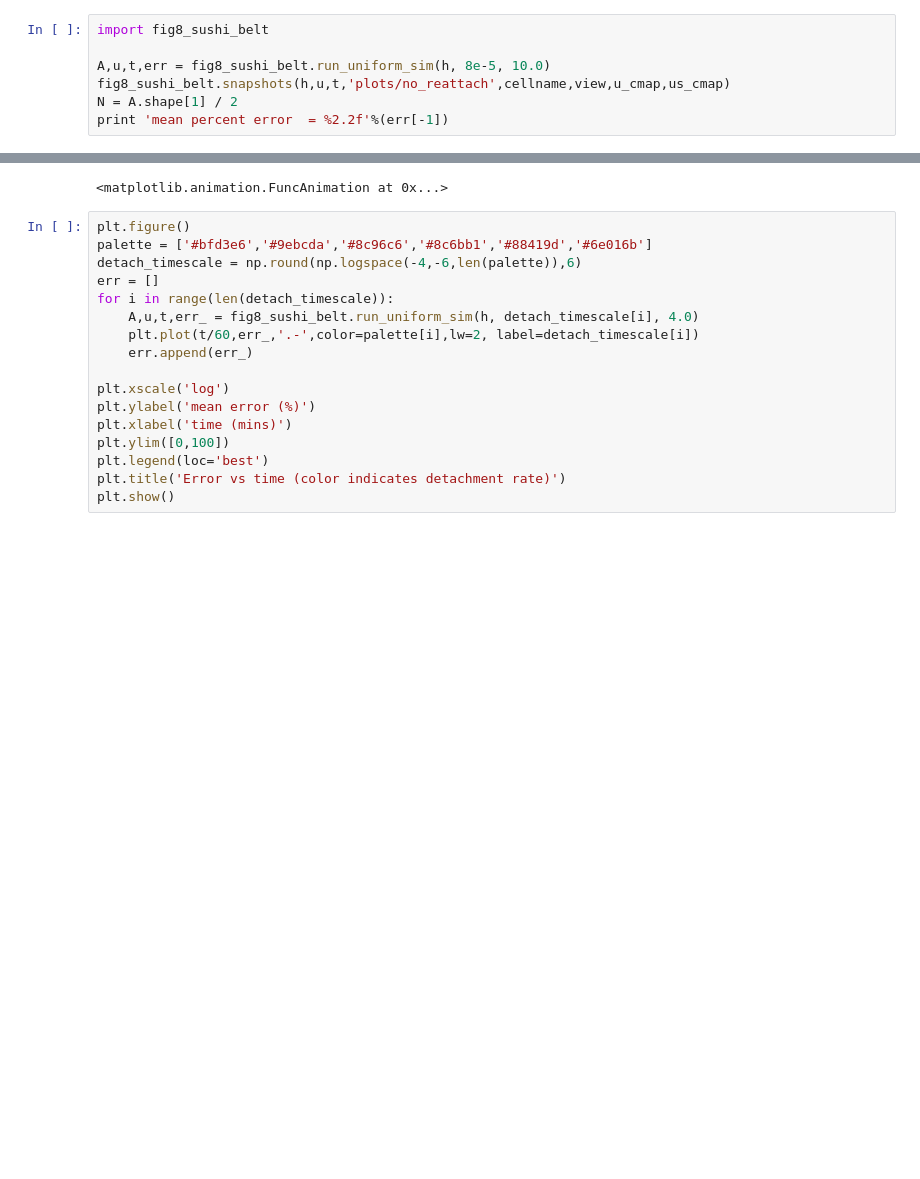
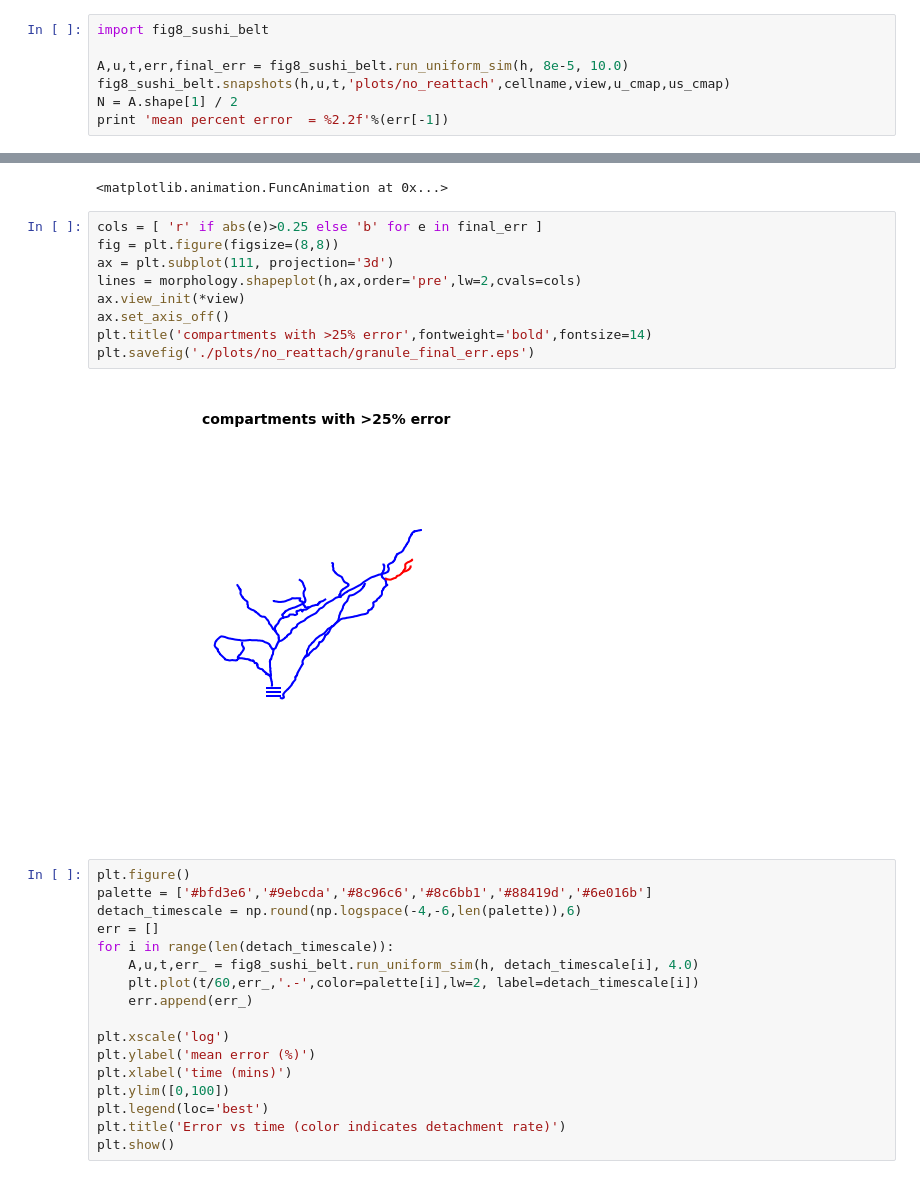
Before and after one commit to ahwillia/Williams-etal-Synaptic-Transport, a Jupyter notebook: code/08_morphologies/Granule_Cell.ipynb, the cells around one changed output, grey strips where cells are left out. Drawn from its saved outputs; the diff is of its cells as text; blank space fills up the shorter version.

Commit message:
error morph

```diff
--- a/code/08_morphologies/Granule_Cell.ipynb
+++ b/code/08_morphologies/Granule_Cell.ipynb
@@ -38,7 +38,7 @@ plt.show()
 # %%
 import fig8_sushi_belt
 
-A,u,t,err = fig8_sushi_belt.run_uniform_sim(h, 8e-5, 10.0)
+A,u,t,err,final_err = fig8_sushi_belt.run_uniform_sim(h, 8e-5, 10.0)
 fig8_sushi_belt.snapshots(h,u,t,'plots/no_reattach',cellname,view,u_cmap,us_cmap)
 N = A.shape[1] / 2
 print 'mean percent error  = %2.2f'%(err[-1])
@@ -95,6 +95,17 @@ anim = animation.FuncAnimation(fig, anim_func, frames=nframes, interval=400)
 anim.save('./anim/no_reattach/'+cellname+'_us.mp4'); anim
 # %% [output]
 <matplotlib.animation.FuncAnimation at 0x...>
+# %%
+cols = [ 'r' if abs(e)>0.25 else 'b' for e in final_err ]
+fig = plt.figure(figsize=(8,8))
+ax = plt.subplot(111, projection='3d')
+lines = morphology.shapeplot(h,ax,order='pre',lw=2,cvals=cols)
+ax.view_init(*view)
+ax.set_axis_off()
+plt.title('compartments with >25% error',fontweight='bold',fontsize=14)
+plt.savefig('./plots/no_reattach/granule_final_err.eps')
+# %% [output]
+[figure, added]
 # %%
 plt.figure()
 palette = ['#bfd3e6','#9ebcda','#8c96c6','#8c6bb1','#88419d','#6e016b']
```
Also changed, not shown: 7 other files.
